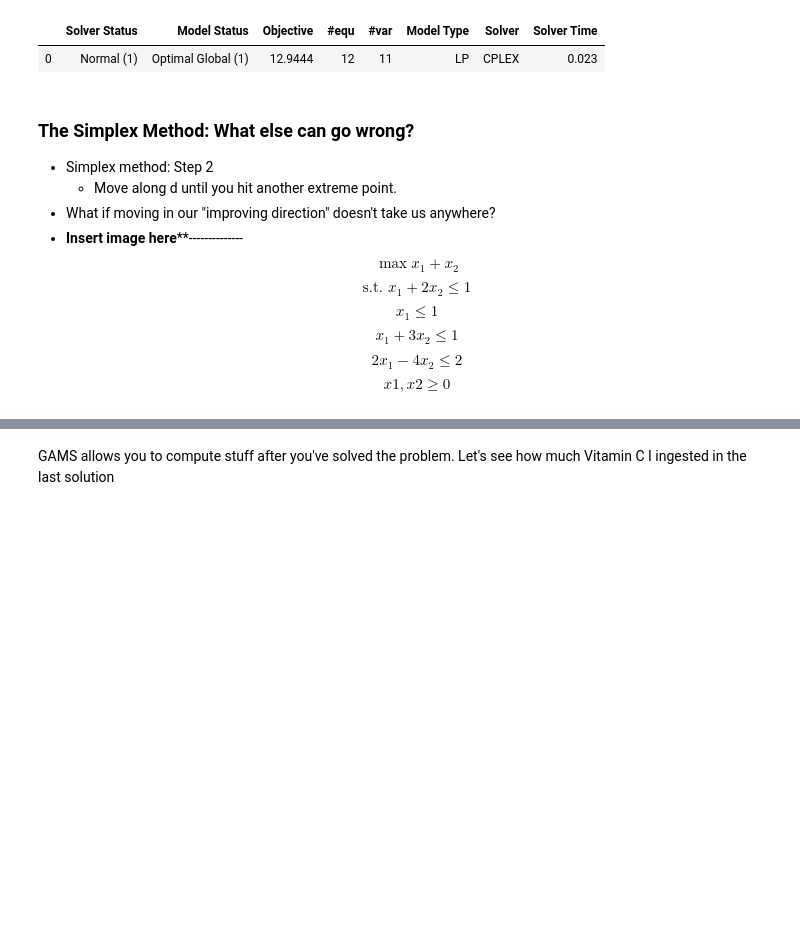
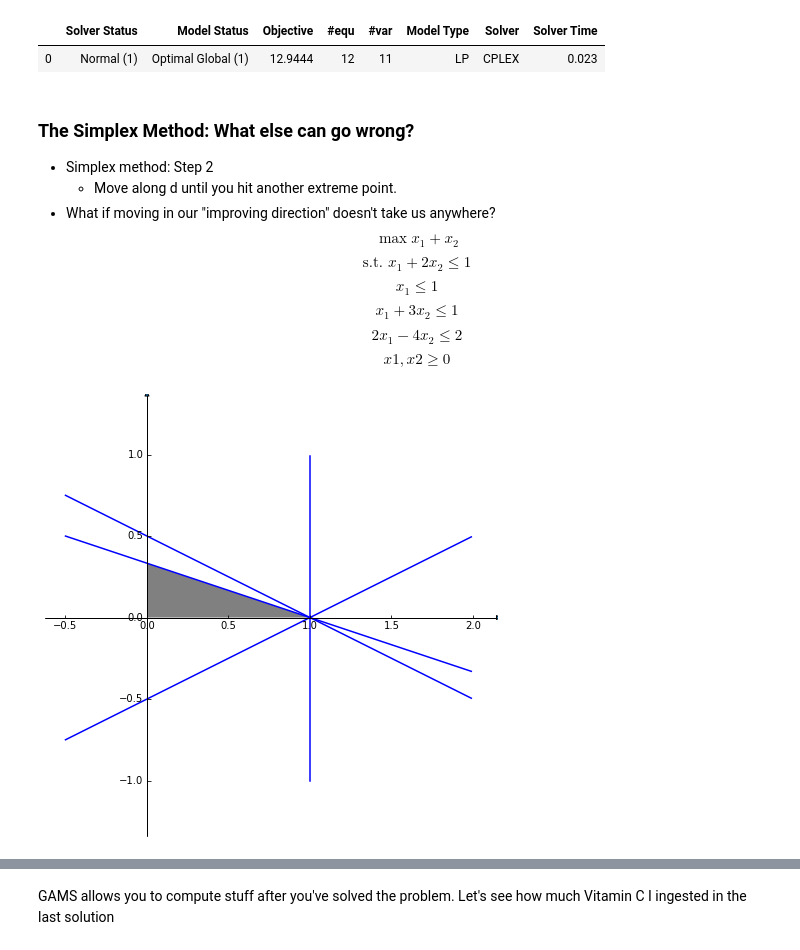
Before and after one commit to AnTuo1998/CS524_best_people_ever, a Jupyter notebook: Lec05 Scribe.ipynb, the cells around one changed output, grey strips where cells are left out. Saved outputs shown, nothing was run; the diff lists cells and outputs as text; code cells hidden in the pictures; blank space fills up the shorter version.

```diff
--- a/Lec05 Scribe.ipynb
+++ b/Lec05 Scribe.ipynb
@@ -574,13 +626,32 @@ solve mindrink using lp minimizing s;
 - Simplex method: Step 2
     - Move along d until you hit another extreme point.
 - What if moving in our "improving direction" doesn't take us anywhere?
-- **Insert image here****--------------
 $$\max x_1 + x_2$$
 $$\text{s.t. } x_1 + 2x_2 \leq 1$$
 $$x_1 \leq 1$$
 $$x_1 + 3x_2 \leq 1$$
 $$2x_1 - 4x_2 \leq 2 $$
 $$x1, x2 \geq 0$$
+# %%
+ax = plot_init()
+
+x1 = np.arange(-0.5, 2, 0.01)
+x2 = (-x1 + 1) / 2
+ax.plot(x1, x2, c='b')
+x2 = (-x1 + 1) / 3
+ax.plot(x1, x2, c='b')
+x2 = 1/2 * x1 - 1/2
+ax.plot(x1, x2, c='b')
+x1 = np.ones(200)
+x2 = np.arange(-1, 1, 0.01)
+ax.plot(x1, x2, c='b')
+
+ax.fill([0, 0, 1], [0, 1/3, 0], "gray")
+plt.axis("equal")
+
+plt.show()
+# %% [output]
+[figure, added]
 # %% [markdown]
 ### I'm a degenerate
 - The previous case is known as the LP being degenerate
```
Also changed, not shown: parts of 7 cells of this notebook.
